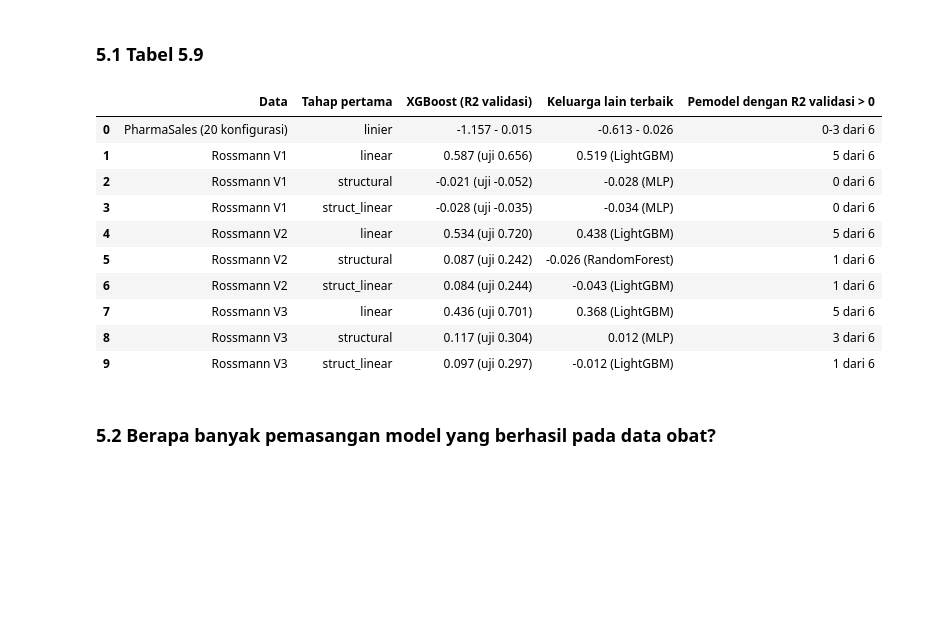
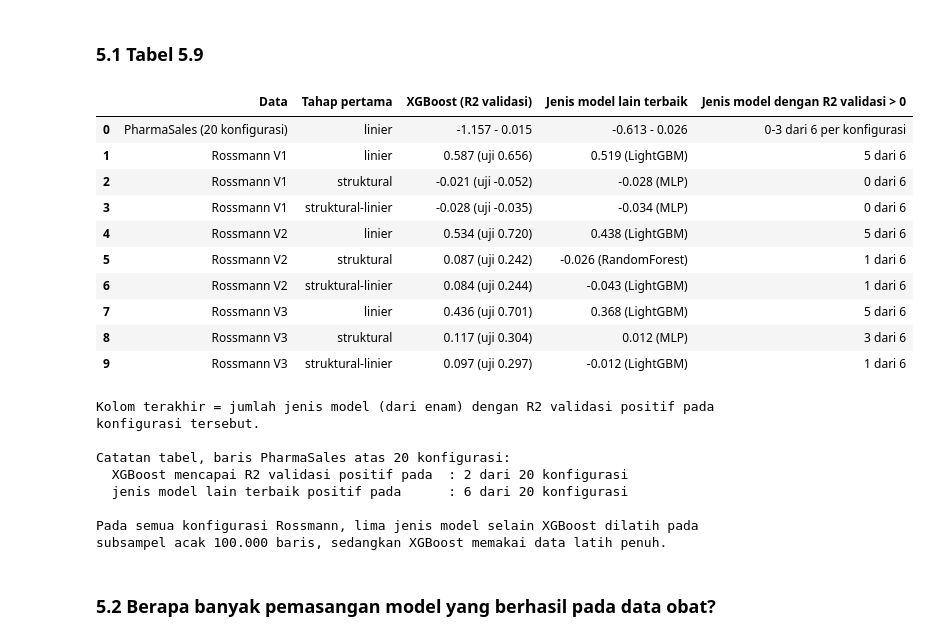
Before and after one commit to wahyuramadhandotcom/A-Hybrid-forecasting-model, a Jupyter notebook: notebooks/laporan/exp08_stabilitas_pemodel_residual.ipynb, the cells around one changed output. Saved outputs shown, nothing was run; the diff lists cells and outputs as text; code cells hidden in the pictures; blank space fills up the shorter version.

```diff
--- a/notebooks/laporan/exp08_stabilitas_pemodel_residual.ipynb
+++ b/notebooks/laporan/exp08_stabilitas_pemodel_residual.ipynb
@@ -282,36 +284,61 @@ Rossmann    : 9 konfigurasi (3 varian fitur x 3 tahap pertama)
 # %%
 KOL = ["val_r2 | XGBoost", "val_r2 | LightGBM", "val_r2 | RandomForest",
        "val_r2 | kNN", "val_r2 | Ridge", "val_r2 | MLP"]
 vn = {"V1_customers_dropped": "V1", "V2_customers_lagged": "V2", "V3_sales_lagged": "V3"}
 
+S1_NAMA = {"linear": "linier", "structural": "struktural", "struct_linear": "struktural-linier"}
+KOL_AKHIR = "Jenis model dengan R2 validasi > 0"
+
 rows = [{
     "Data": "PharmaSales (20 konfigurasi)",
     "Tahap pertama": "linier",
     "XGBoost (R2 validasi)": f"{ph8.xgb_best_val_r2.min():.3f} - {ph8.xgb_best_val_r2.max():.3f}",
-    "Keluarga lain terbaik": f"{ph8.other_best_val_r2.min():.3f} - {ph8.other_best_val_r2.max():.3f}",
-    "Pemodel dengan R2 validasi > 0": f"{ph8.n_learners_val_r2_gt0.min()}-{ph8.n_learners_val_r2_gt0.max()} dari 6",
+    "Jenis model lain terbaik": f"{ph8.other_best_val_r2.min():.3f} - {ph8.other_best_val_r2.max():.3f}",
+    KOL_AKHIR: f"{ph8.n_learners_val_r2_gt0.min()}-{ph8.n_learners_val_r2_gt0.max()} dari 6 per konfigurasi",
 }]
 for _, r in ro8.iterrows():
     rows.append({
         "Data": f"Rossmann {vn[r.config.split('|')[1]]}",
-        "Tahap pertama": r.stage1,
+        "Tahap pertama": S1_NAMA[r.stage1],
         "XGBoost (R2 validasi)": f"{r.xgb_best_val_r2:.3f} (uji {r.xgb_test_r2:.3f})",
-        "Keluarga lain terbaik": f"{r.other_best_val_r2:.3f} ({r.other_best_learner})",
-        "Pemodel dengan R2 validasi > 0": f"{int(r.n_learners_val_r2_gt0)} dari 6",
+        "Jenis model lain terbaik": f"{r.other_best_val_r2:.3f} ({r.other_best_learner})",
+        KOL_AKHIR: f"{int(r.n_learners_val_r2_gt0)} dari 6",
     })
 display(pd.DataFrame(rows))
+
+n_xgb_pos = int((ph8.xgb_best_val_r2 > 0).sum())
+n_lain_pos = int((ph8.other_best_val_r2 > 0).sum())
+print()
+print("Kolom terakhir = jumlah jenis model (dari enam) dengan R2 validasi positif pada")
+print("konfigurasi tersebut.")
+print()
+print("Catatan tabel, baris PharmaSales atas 20 konfigurasi:")
+print(f"  XGBoost mencapai R2 validasi positif pada  : {n_xgb_pos} dari {len(ph8)} konfigurasi")
+print(f"  jenis model lain terbaik positif pada      : {n_lain_pos} dari {len(ph8)} konfigurasi")
+print()
+print("Pada semua konfigurasi Rossmann, lima jenis model selain XGBoost dilatih pada")
+print("subsampel acak 100.000 baris, sedangkan XGBoost memakai data latih penuh.")
 # %% [output]
-|  | Data | Tahap pertama | XGBoost (R2 validasi) | Keluarga lain terbaik | Pemodel dengan R2 validasi > 0 |
-| 0 | PharmaSales (20 konfigurasi) | linier | -1.157 - 0.015 | -0.613 - 0.026 | 0-3 dari 6 |
-| 1 | Rossmann V1 | linear | 0.587 (uji 0.656) | 0.519 (LightGBM) | 5 dari 6 |
-| 2 | Rossmann V1 | structural | -0.021 (uji -0.052) | -0.028 (MLP) | 0 dari 6 |
-| 3 | Rossmann V1 | struct_linear | -0.028 (uji -0.035) | -0.034 (MLP) | 0 dari 6 |
-| 4 | Rossmann V2 | linear | 0.534 (uji 0.720) | 0.438 (LightGBM) | 5 dari 6 |
-| 5 | Rossmann V2 | structural | 0.087 (uji 0.242) | -0.026 (RandomForest) | 1 dari 6 |
-| 6 | Rossmann V2 | struct_linear | 0.084 (uji 0.244) | -0.043 (LightGBM) | 1 dari 6 |
-| 7 | Rossmann V3 | linear | 0.436 (uji 0.701) | 0.368 (LightGBM) | 5 dari 6 |
-| 8 | Rossmann V3 | structural | 0.117 (uji 0.304) | 0.012 (MLP) | 3 dari 6 |
-| 9 | Rossmann V3 | struct_linear | 0.097 (uji 0.297) | -0.012 (LightGBM) | 1 dari 6 |
+|  | Data | Tahap pertama | XGBoost (R2 validasi) | Jenis model lain terbaik | Jenis model dengan R2 validasi > 0 |
+| 0 | PharmaSales (20 konfigurasi) | linier | -1.157 - 0.015 | -0.613 - 0.026 | 0-3 dari 6 per konfigurasi |
+| 1 | Rossmann V1 | linier | 0.587 (uji 0.656) | 0.519 (LightGBM) | 5 dari 6 |
+| 2 | Rossmann V1 | struktural | -0.021 (uji -0.052) | -0.028 (MLP) | 0 dari 6 |
+| 3 | Rossmann V1 | struktural-linier | -0.028 (uji -0.035) | -0.034 (MLP) | 0 dari 6 |
+| 4 | Rossmann V2 | linier | 0.534 (uji 0.720) | 0.438 (LightGBM) | 5 dari 6 |
+| 5 | Rossmann V2 | struktural | 0.087 (uji 0.242) | -0.026 (RandomForest) | 1 dari 6 |
+| 6 | Rossmann V2 | struktural-linier | 0.084 (uji 0.244) | -0.043 (LightGBM) | 1 dari 6 |
+| 7 | Rossmann V3 | linier | 0.436 (uji 0.701) | 0.368 (LightGBM) | 5 dari 6 |
+| 8 | Rossmann V3 | struktural | 0.117 (uji 0.304) | 0.012 (MLP) | 3 dari 6 |
+| 9 | Rossmann V3 | struktural-linier | 0.097 (uji 0.297) | -0.012 (LightGBM) | 1 dari 6 |
+Kolom terakhir = jumlah jenis model (dari enam) dengan R2 validasi positif pada
+konfigurasi tersebut.
+
+Catatan tabel, baris PharmaSales atas 20 konfigurasi:
+  XGBoost mencapai R2 validasi positif pada  : 2 dari 20 konfigurasi
+  jenis model lain terbaik positif pada      : 6 dari 20 konfigurasi
+
+Pada semua konfigurasi Rossmann, lima jenis model selain XGBoost dilatih pada
+subsampel acak 100.000 baris, sedangkan XGBoost memakai data latih penuh.
 # %% [markdown]
 ### 5.2 Berapa banyak pemasangan model yang berhasil pada data obat?
 # %%
```
Also changed, not shown: parts of 11 cells of this notebook.
